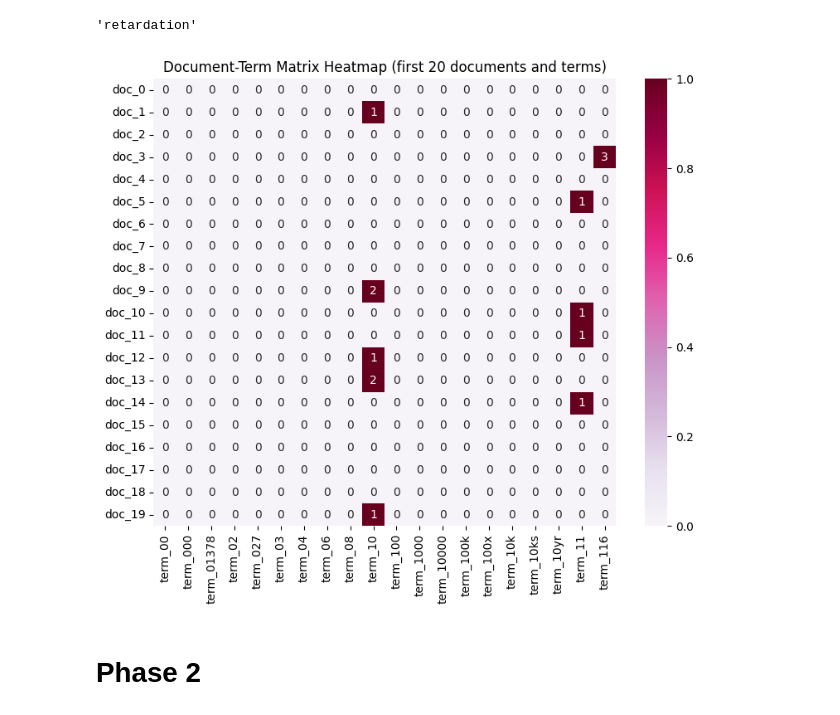
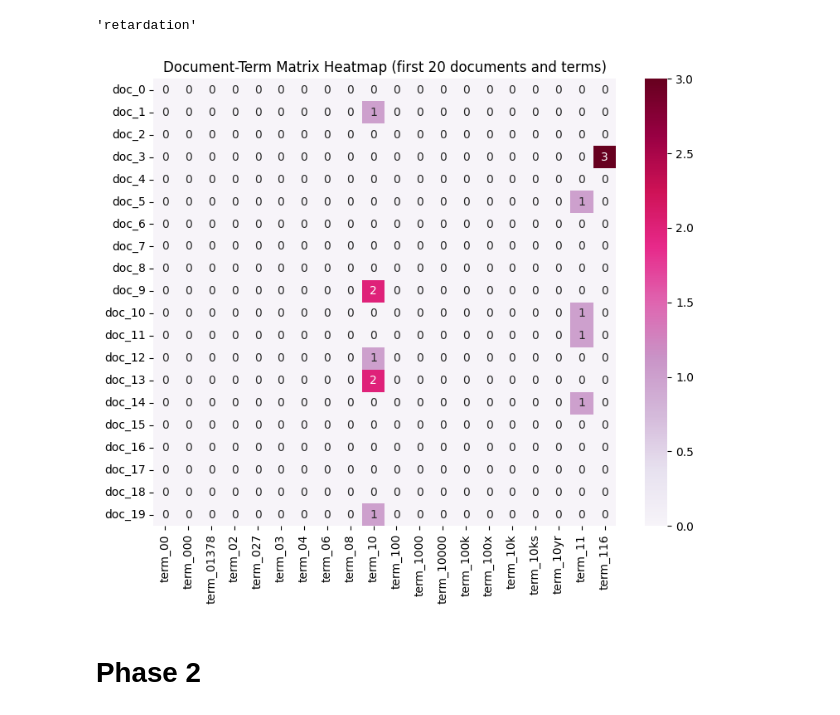
Before and after one commit to Thewo-6/DM2025-Lab1-Exercise, a Jupyter notebook: DM2025-Lab1-Homework.ipynb, the cells around one changed output. Cells and saved outputs as stored; diff of their text form; code cells hidden in the pictures.

```diff
--- a/DM2025-Lab1-Homework.ipynb
+++ b/DM2025-Lab1-Homework.ipynb
@@ -195,20 +186,20 @@ count_vect.get_feature_names_out()[3363]
 # %%
 # Visualizing the Document-Term Matrix
 import seaborn as sns
 
 plot_x = ["term_"+str(i) for i in count_vect.get_feature_names_out()[0:20]]
 plot_y = ["doc_"+ str(i) for i in list(df.index)[0:20]]
 plot_z = df_counts[0:20, 0:20].toarray()
 
 df_todraw = pd.DataFrame(plot_z, columns = plot_x, index = plot_y);
 plt.subplots(figsize=(9, 7))
 ax = sns.heatmap(df_todraw,
                  cmap="PuRd",
-                 vmin=0, vmax=1, annot=True);
+                 vmin=0, vmax = df_todraw.values.max(), annot=True);
 ax.set_title('Document-Term Matrix Heatmap (first 20 documents and terms)');
 plt.show()
 # %% [output]
-[figure, old version]
+[figure, new version]
 # %%
 # Calculating Term Frequencies
 import numpy as np
```
Also changed, not shown: parts of 4 cells of this notebook, 1 other file.
